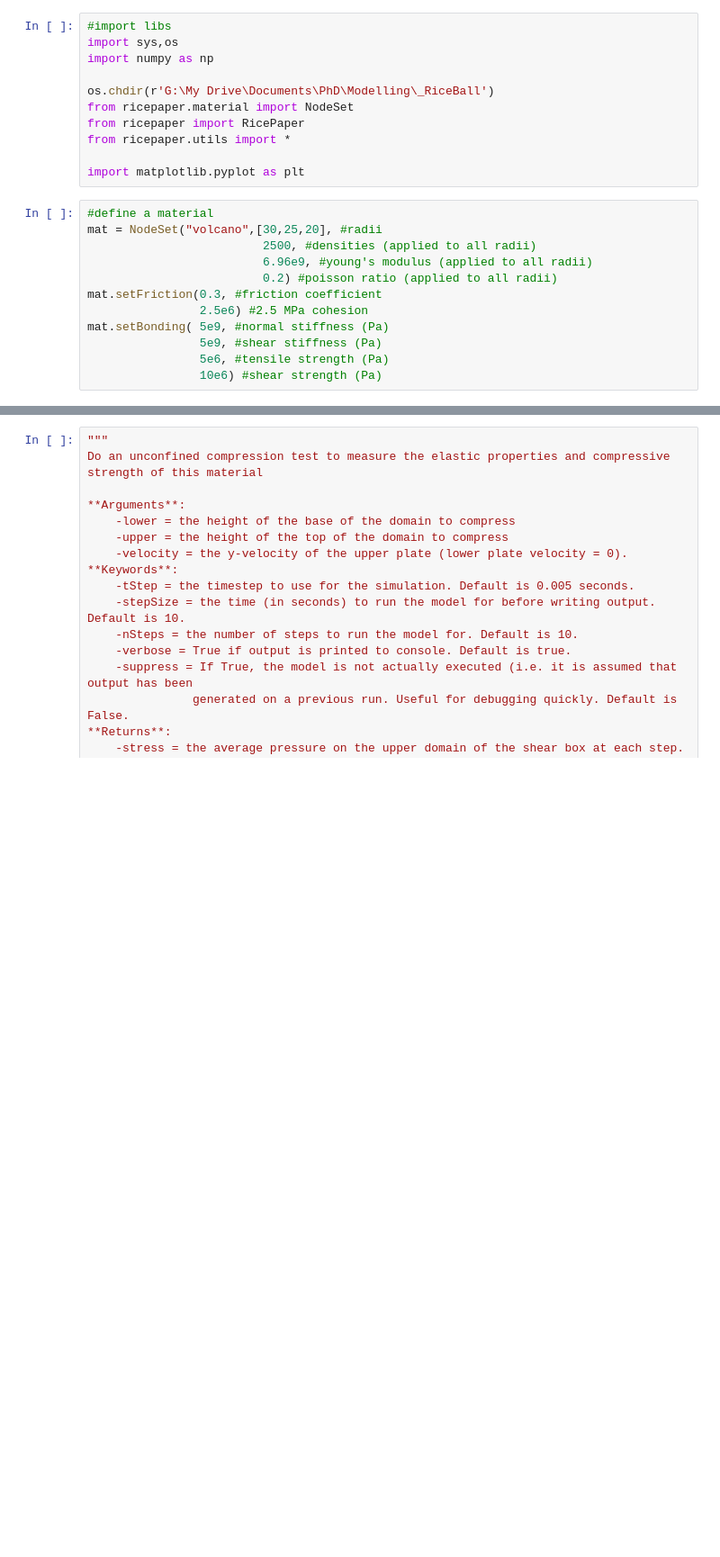
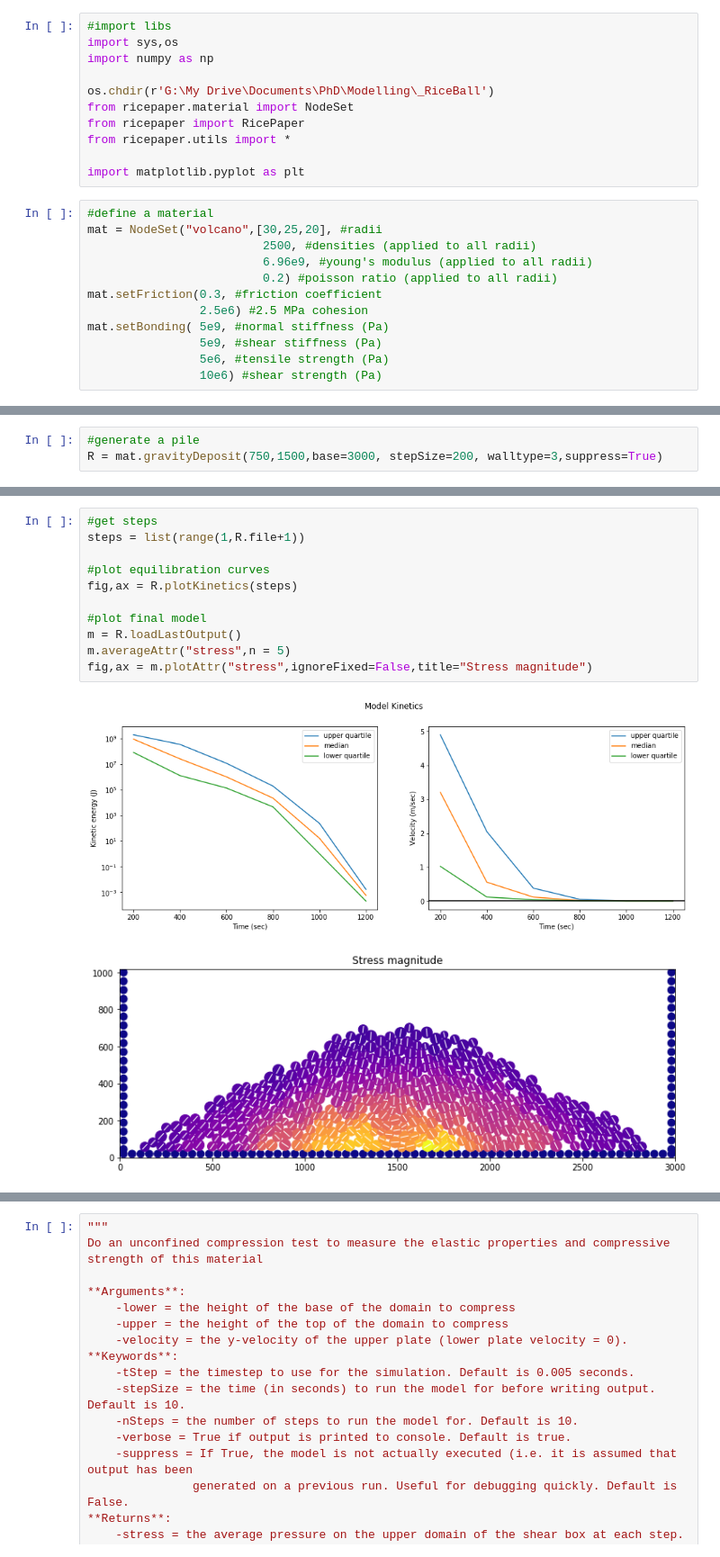
Before and after one commit to samthiele/ricepaper, a Jupyter notebook: test_notebooks/3 - Materials.ipynb, the cells around one changed output, grey strips where cells are left out. Shown at 90% size. Drawn from its saved outputs; the diff is of its cells as text; blank space fills up the shorter version.

```diff
--- a/test_notebooks/3 - Materials.ipynb
+++ b/test_notebooks/3 - Materials.ipynb
@@ -49,0 +26,3 @@ BONd 5.00E+09 5.00E+09 5.00E+06 1.00E+07 3 3
+# %%
+#generate a pile
+R = mat.gravityDeposit(750,1500,base=3000, stepSize=200, walltype=3,suppress=True)
@@ -50 +41,15 @@ BONd 5.00E+09 5.00E+09 5.00E+06 1.00E+07 3 3
+# %%
+#get steps
+steps = list(range(1,R.file+1))
+
+#plot equilibration curves
+fig,ax = R.plotKinetics(steps)
+
+#plot final model
+m = R.loadLastOutput()
+m.averageAttr("stress",n = 5)
+fig,ax = m.plotAttr("stress",ignoreFixed=False,title="Stress magnitude")
+# %% [output]
+[figure, added]
+[figure, added]
 # %%
```
Also changed, not shown: parts of 11 cells of this notebook, 6 other files.
